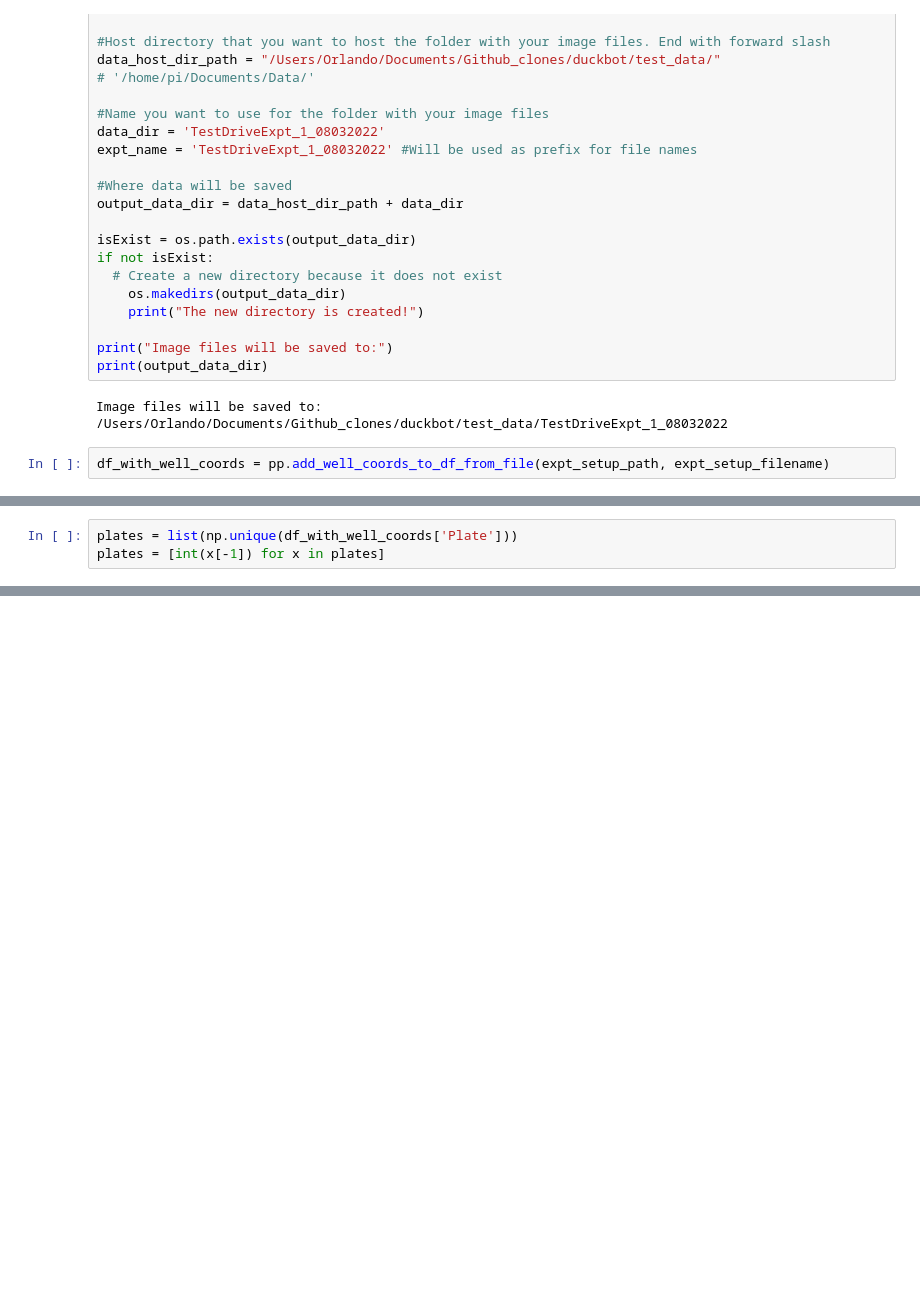
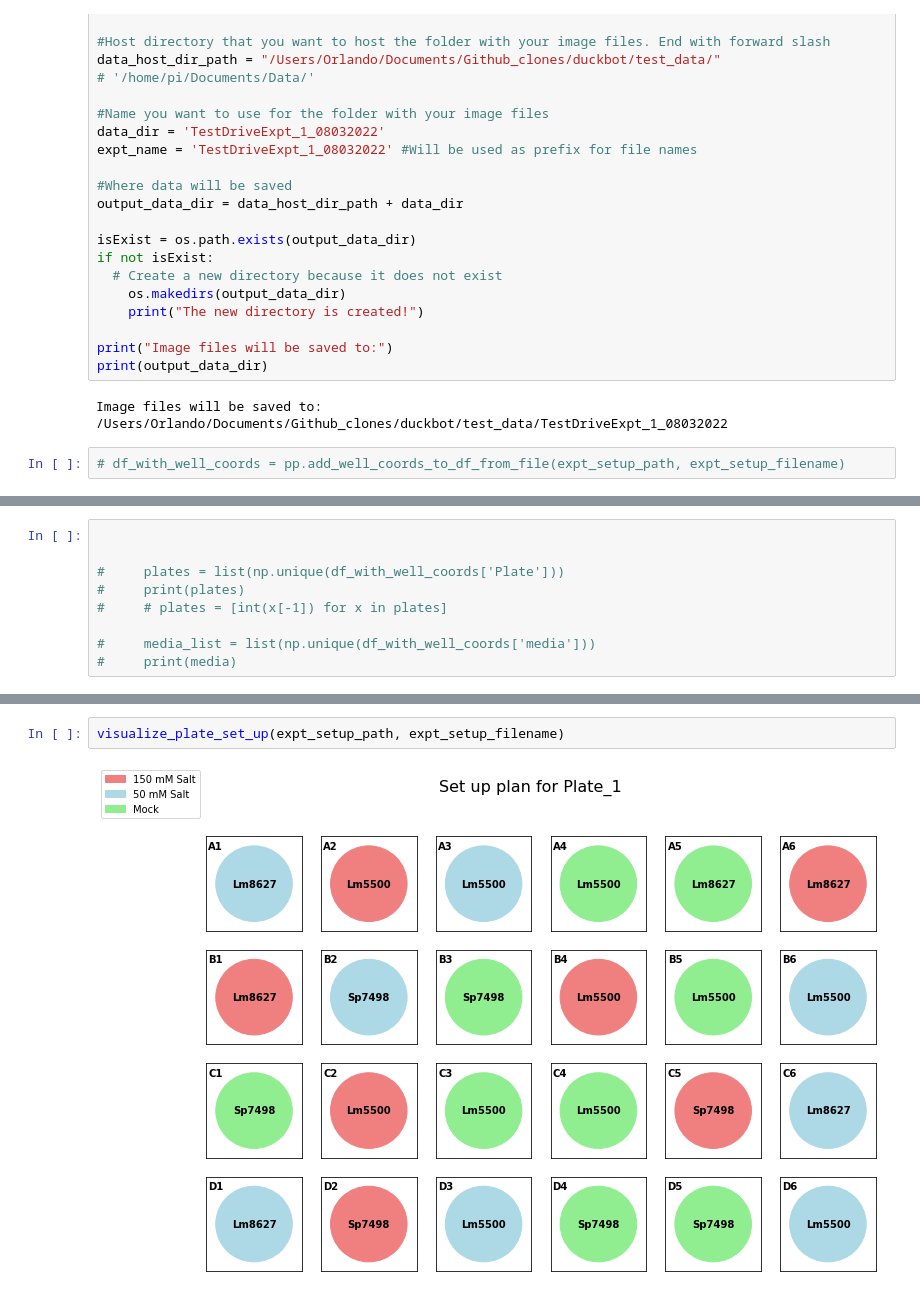
Before and after one commit to machineagency/duckbot, a Jupyter notebook: notebooks/Sandbox scripts/Plate_imaging_sandbox.ipynb, the cells around one changed output, grey strips where cells are left out. Saved outputs shown, nothing was run; the diff lists cells and outputs as text; blank space fills up the shorter version.

```diff
--- a/notebooks/Sandbox scripts/Plate_imaging_sandbox.ipynb
+++ b/notebooks/Sandbox scripts/Plate_imaging_sandbox.ipynb
@@ -68,4 +68,4 @@ print(output_data_dir)
 Image files will be saved to:
 /Users/Orlando/Documents/Github_clones/duckbot/test_data/TestDriveExpt_1_08032022
 # %%
-df_with_well_coords = pp.add_well_coords_to_df_from_file(expt_setup_path, expt_setup_filename)
+# df_with_well_coords = pp.add_well_coords_to_df_from_file(expt_setup_path, expt_setup_filename)
@@ -72,3 +92,9 @@ df_with_well_coords = pp.add_well_coords_to_df_from_file(expt_setup_path, expt_s
 # %%
-plates = list(np.unique(df_with_well_coords['Plate']))
-plates = [int(x[-1]) for x in plates]
+
+
+#     plates = list(np.unique(df_with_well_coords['Plate']))
+#     print(plates)
+#     # plates = [int(x[-1]) for x in plates]
+
+#     media_list = list(np.unique(df_with_well_coords['media']))
+#     print(media)
@@ -104,0 +173,4 @@ for p in plates:
+# %%
+visualize_plate_set_up(expt_setup_path, expt_setup_filename)
+# %% [output]
+[figure, added]
```
Also changed, not shown: parts of 7 cells of this notebook, 6 other files.
